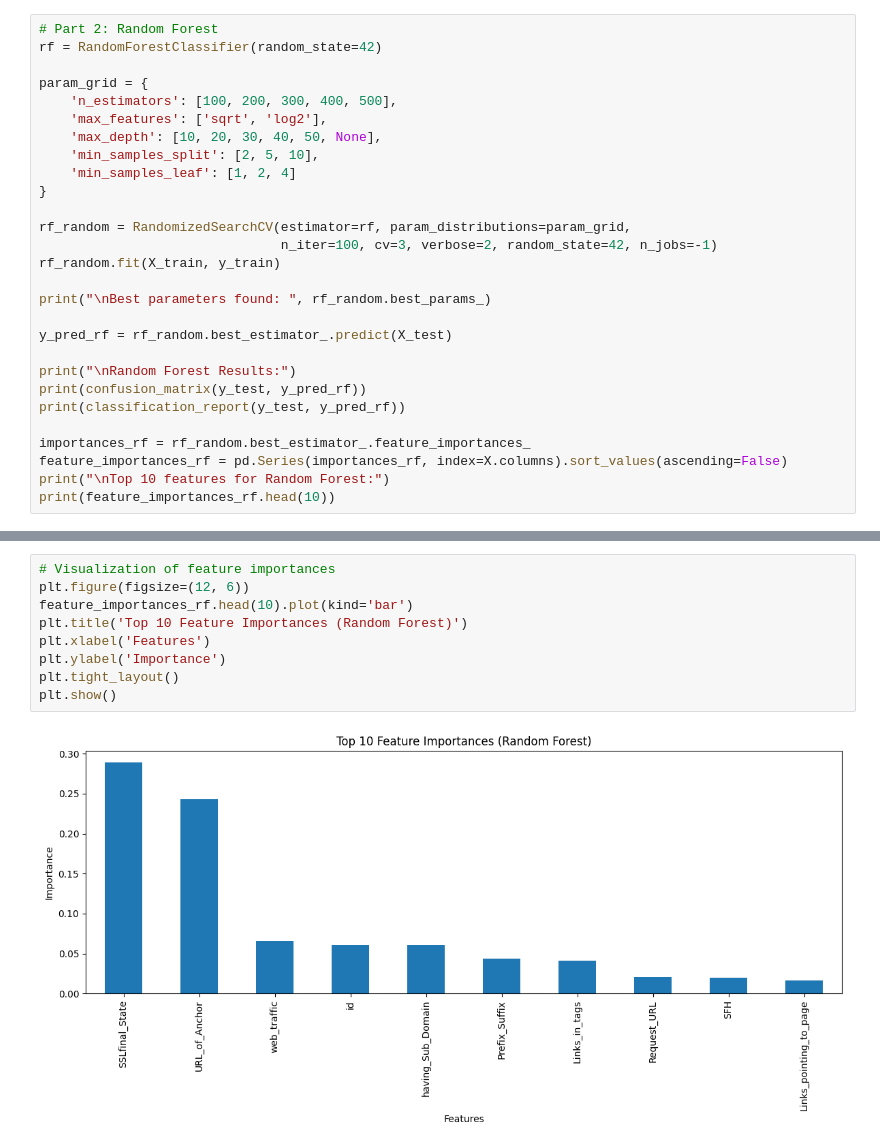
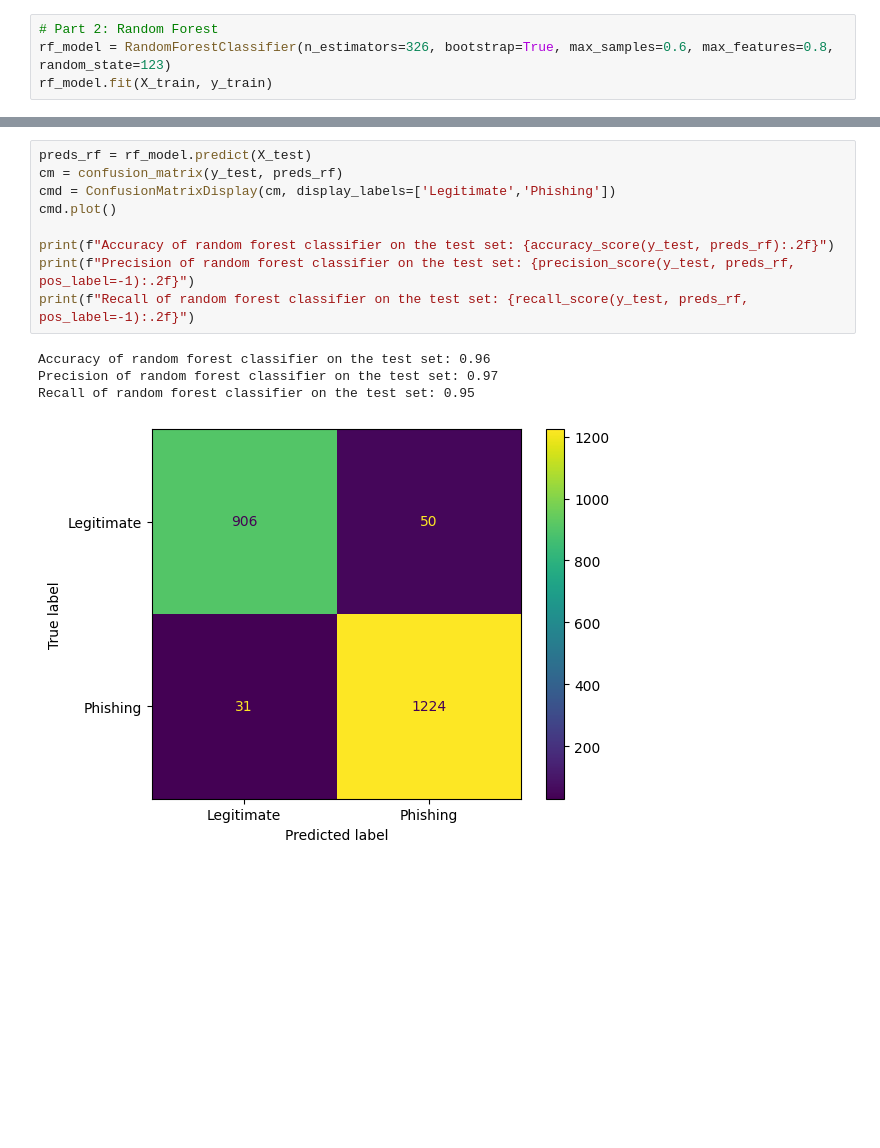
Before and after one commit to kassu11/machine-learning-AMK, a Jupyter notebook: Decision_trees_and_random_forests/Decision_tree.ipynb, the cells around one changed output, grey strips where cells are left out. Drawn from its saved outputs; the diff is of its cells as text; blank space fills up the shorter version.

```diff
--- a/Decision_trees_and_random_forests/Decision_tree.ipynb
+++ b/Decision_trees_and_random_forests/Decision_tree.ipynb
@@ -51,29 +112,5 @@ dtype: float64
 # %%
 # Part 2: Random Forest
-rf = RandomForestClassifier(random_state=42)
-
-param_grid = {
-    'n_estimators': [100, 200, 300, 400, 500],
-    'max_features': ['sqrt', 'log2'],
-    'max_depth': [10, 20, 30, 40, 50, None],
-    'min_samples_split': [2, 5, 10],
-    'min_samples_leaf': [1, 2, 4]
-}
-
-rf_random = RandomizedSearchCV(estimator=rf, param_distributions=param_grid,
-                               n_iter=100, cv=3, verbose=2, random_state=42, n_jobs=-1)
-rf_random.fit(X_train, y_train)
-
-print("\nBest parameters found: ", rf_random.best_params_)
-
-y_pred_rf = rf_random.best_estimator_.predict(X_test)
-
-print("\nRandom Forest Results:")
-print(confusion_matrix(y_test, y_pred_rf))
-print(classification_report(y_test, y_pred_rf))
-
-importances_rf = rf_random.best_estimator_.feature_importances_
-feature_importances_rf = pd.Series(importances_rf, index=X.columns).sort_values(ascending=False)
-print("\nTop 10 features for Random Forest:")
-print(feature_importances_rf.head(10))
+rf_model = RandomForestClassifier(n_estimators=326, bootstrap=True, max_samples=0.6, max_features=0.8, random_state=123)
+rf_model.fit(X_train, y_train)
 # %% [output]
@@ -97,11 +119,14 @@ dtype: float64
 # %%
-# Visualization of feature importances
-plt.figure(figsize=(12, 6))
-feature_importances_rf.head(10).plot(kind='bar')
-plt.title('Top 10 Feature Importances (Random Forest)')
-plt.xlabel('Features')
-plt.ylabel('Importance')
-plt.tight_layout()
-plt.show()
+preds_rf = rf_model.predict(X_test)
+cm = confusion_matrix(y_test, preds_rf)
+cmd = ConfusionMatrixDisplay(cm, display_labels=['Legitimate','Phishing'])
+cmd.plot()
+
+print(f"Accuracy of random forest classifier on the test set: {accuracy_score(y_test, preds_rf):.2f}")
+print(f"Precision of random forest classifier on the test set: {precision_score(y_test, preds_rf, pos_label=-1):.2f}")
+print(f"Recall of random forest classifier on the test set: {recall_score(y_test, preds_rf, pos_label=-1):.2f}")
 # %% [output]
+Accuracy of random forest classifier on the test set: 0.96
+Precision of random forest classifier on the test set: 0.97
+Recall of random forest classifier on the test set: 0.95
-[figure, old version]
+[figure, new version]
```
Also changed, not shown: parts of 15 cells of this notebook.
